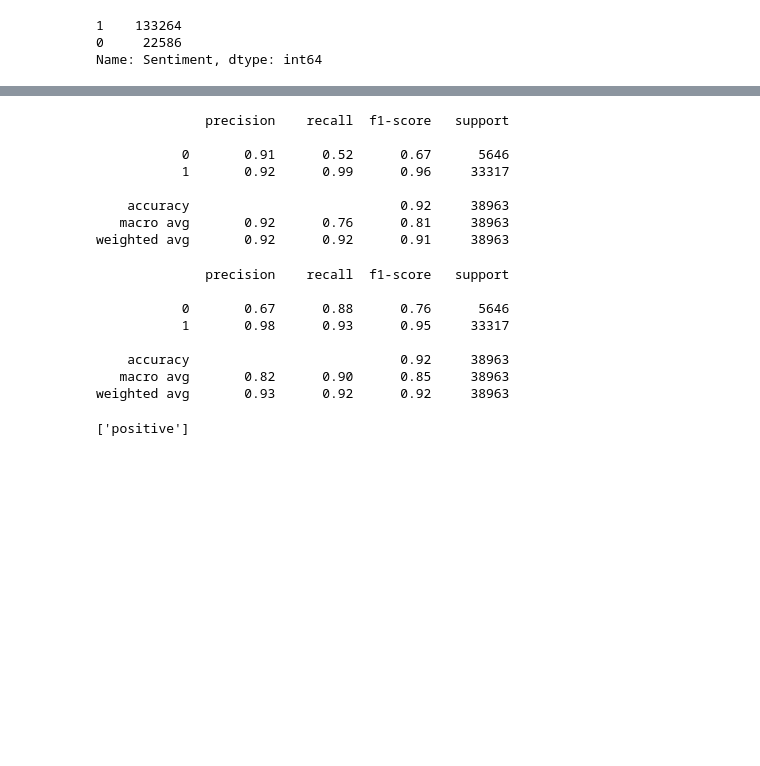
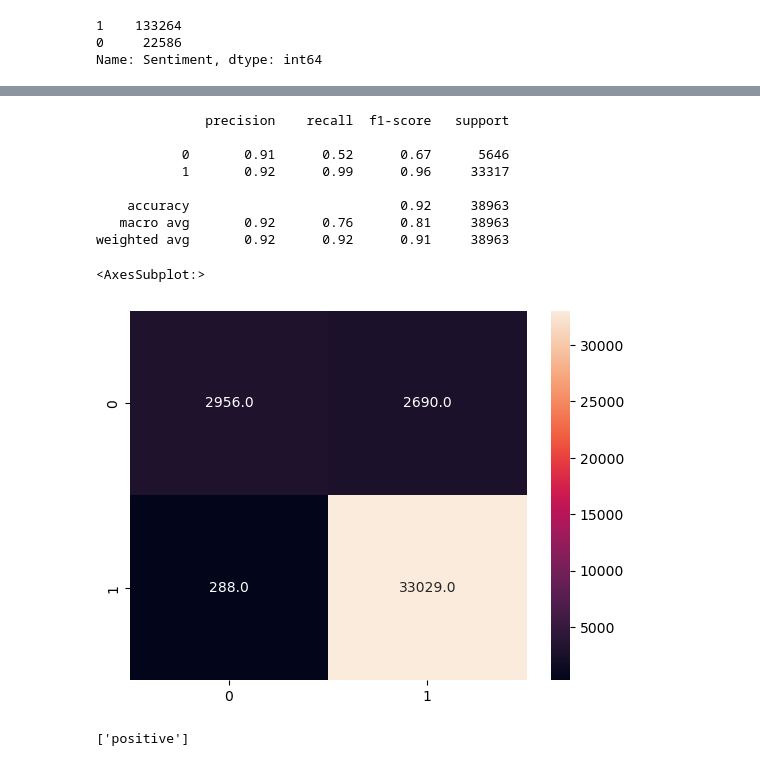
Before and after one commit to The-DigitalAcademy/FlipKart_NLP, a Jupyter notebook: Product_Review.ipynb, the cells around one changed output, grey strips where cells are left out. Saved outputs shown, nothing was run; the diff lists cells and outputs as text; code cells hidden in the pictures; blank space fills up the shorter version.

```diff
--- a/Product_Review.ipynb
+++ b/Product_Review.ipynb
@@ -427,33 +399,37 @@ vectorizer = TfidfVectorizer()
 
 # transform the training data using the vectorizer
 X_train_vect = vectorizer.fit_transform(X_train)
 
 # define the base estimator
 base_estimator = MultinomialNB()
 
 # define the bagging classifier
 bagging = BaggingClassifier(base_estimator=base_estimator, n_estimators=100, random_state=42)
 
 # fit the bagging classifier to the training data
 bagging.fit(X_train_vect, y_train)
 
 # transform the test data using the vectorizer
 X_test_vect = vectorizer.transform(X_test)
 
 # predict on the test data
 y_pred = bagging.predict(X_test_vect)
 
 # print the classification report
 print(classification_report(y_test, y_pred))
+cm = confusion_matrix(y_test, y_pred)
+sns.heatmap(cm,annot=True,fmt=".1f")
 # %% [output]
               precision    recall  f1-score   support
 
            0       0.91      0.52      0.67      5646
            1       0.92      0.99      0.96     33317
 
     accuracy                           0.92     38963
    macro avg       0.92      0.76      0.81     38963
 weighted avg       0.92      0.92      0.91     38963
+<AxesSubplot:>
+[figure, added]
 # %%
 from sklearn.linear_model import LogisticRegression
 from sklearn.naive_bayes import MultinomialNB
@@ -482,16 +458,8 @@ y_pred = bagging.predict(X_test_vect)
 
 # print the classification report
 print(classification_report(y_test, y_pred))
-print()
+cm = confusion_matrix(y_test, y_pred)
+sns.heatmap(cm,annot=True,fmt=".1f")
-# %% [output]
-              precision    recall  f1-score   support
-
-           0       0.67      0.88      0.76      5646
-           1       0.98      0.93      0.95     33317
-
-    accuracy                           0.92     38963
-   macro avg       0.82      0.90      0.85     38963
-weighted avg       0.93      0.92      0.92     38963
 # %%
 text = ["i really love this product i wish i could buy another one"]
 test = vectorizer.transform(text)
```
Also changed, not shown: parts of 10 cells of this notebook, 3 other files.
